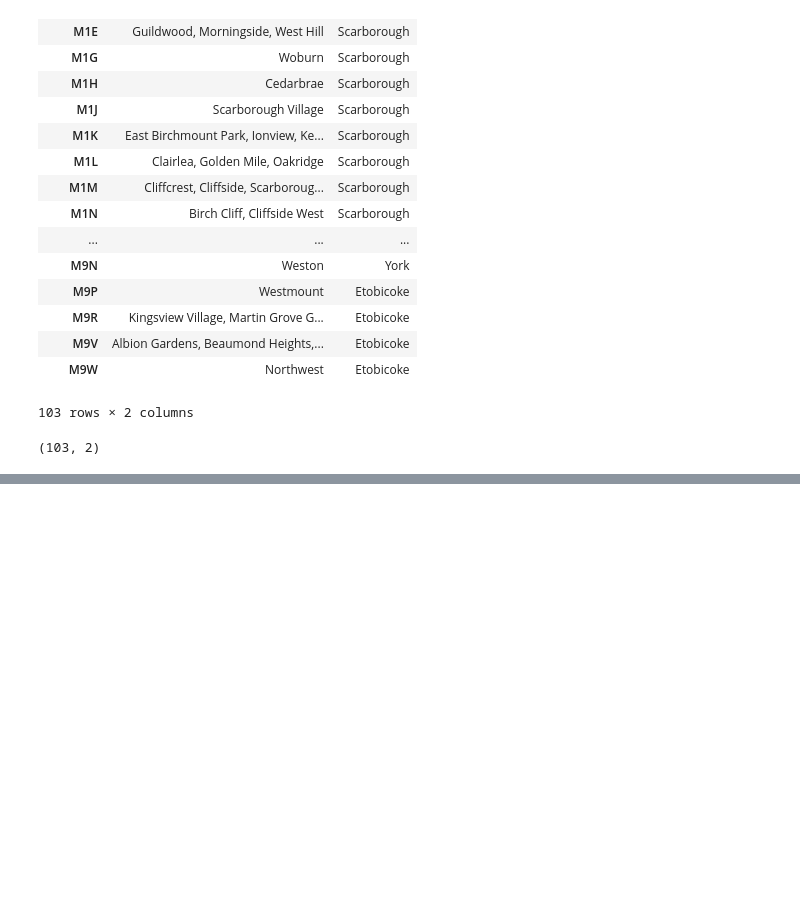
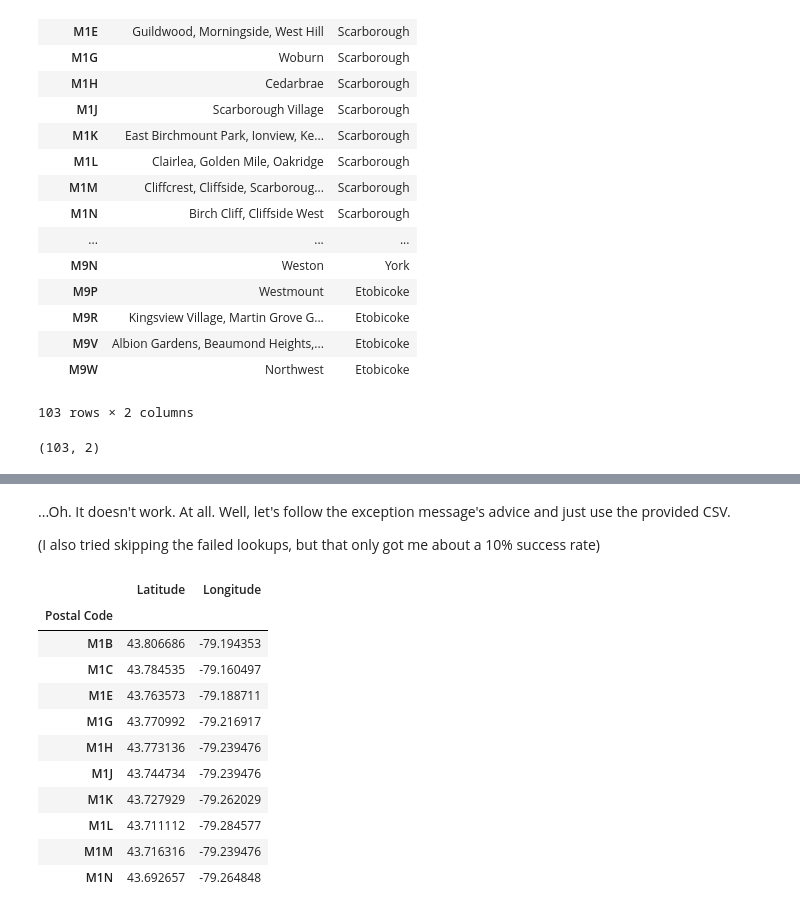
Before and after one commit to hexaguin/Coursera_Capstone, a Jupyter notebook: Toronto-Clusters.ipynb, the cells around one changed output, grey strips where cells are left out. Saved outputs shown, nothing was run; the diff lists cells and outputs as text; code cells hidden in the pictures; blank space fills up the shorter version.

```diff
--- a/Toronto-Clusters.ipynb
+++ b/Toronto-Clusters.ipynb
@@ -98,0 +135,20 @@ postal_codes_grouped.shape
+# %% [markdown]
+...Oh. It doesn't work. At all. Well, let's follow the exception message's advice and just use the provided CSV.
+
+(I also tried skipping the failed lookups, but that only got me about a 10% success rate)
+# %%
+postal_coords = pd.read_csv("Toronto_Postal_Geospatial_Coordinates.csv", index_col=0)
+postal_coords.head(10)
+# %% [output]
+|  | Latitude | Longitude |
+| Postal Code |  |  |
+| M1B | 43.806686 | -79.194353 |
+| M1C | 43.784535 | -79.160497 |
+| M1E | 43.763573 | -79.188711 |
+| M1G | 43.770992 | -79.216917 |
+| M1H | 43.773136 | -79.239476 |
+| M1J | 43.744734 | -79.239476 |
+| M1K | 43.727929 | -79.262029 |
+| M1L | 43.711112 | -79.284577 |
+| M1M | 43.716316 | -79.239476 |
+| M1N | 43.692657 | -79.264848 |
```
Also changed, not shown: parts of 8 cells of this notebook, 1 other file.
